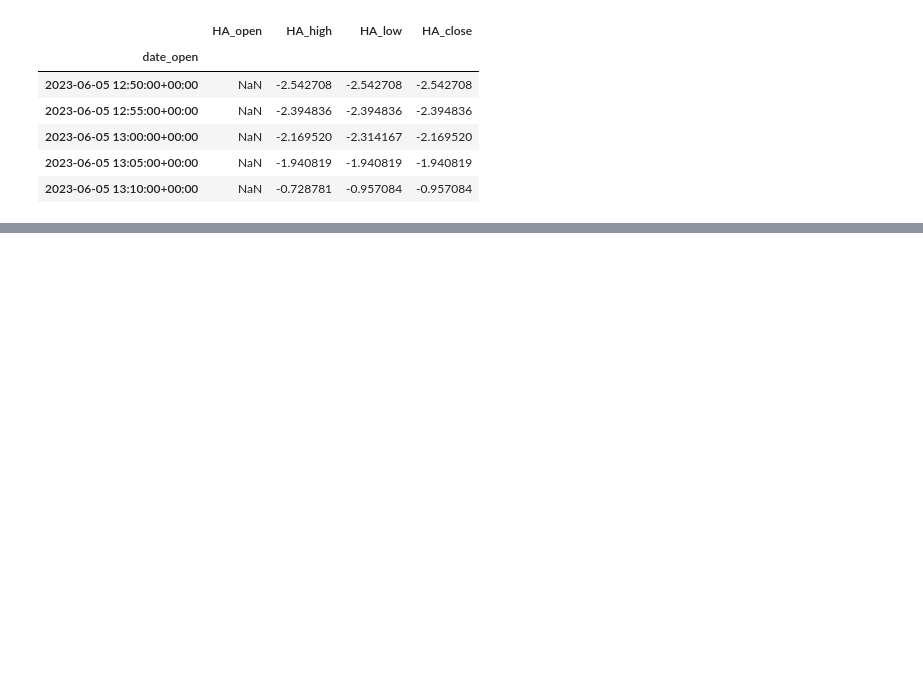
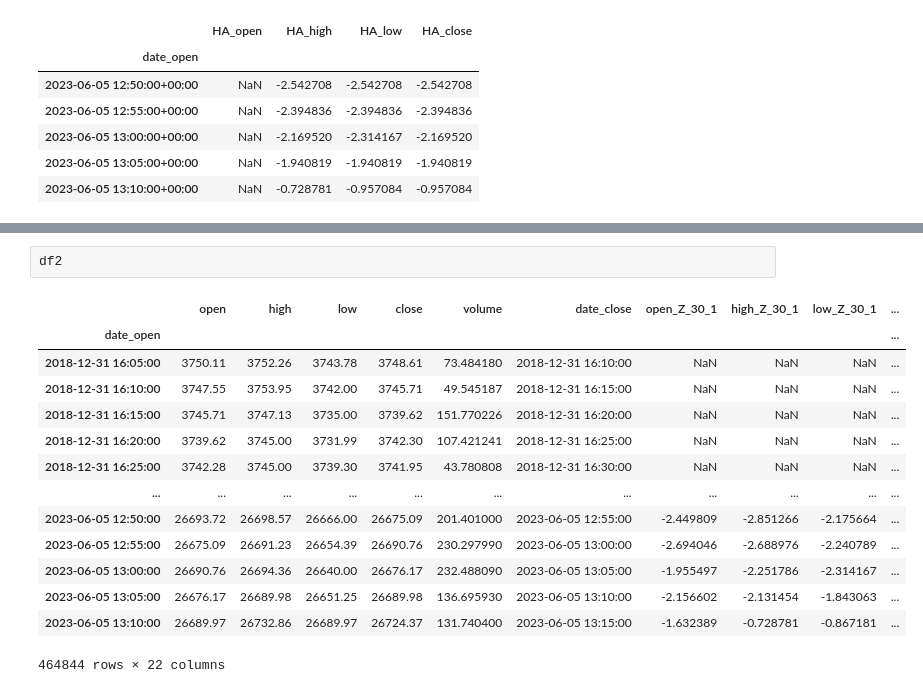
Before and after one commit to loki-zhou/backtrader, a Jupyter notebook: example/gym/pandata.ipynb, the cells around one changed output, grey strips where cells are left out. Saved outputs shown, nothing was run; the diff lists cells and outputs as text; blank space fills up the shorter version.

```diff
--- a/example/gym/pandata.ipynb
+++ b/example/gym/pandata.ipynb
@@ -159,0 +179,17 @@ cdl_z(open_, high, low, close, length=None, full=None, ddof=None, offset=None, *
+# %%
+df2
+# %% [output]
+|  | open | high | low | close | volume | date_close | open_Z_30_1 | high_Z_30_1 | low_Z_30_1 | ... |
+| date_open |  |  |  |  |  |  |  |  |  | ... |
+| 2018-12-31 16:05:00 | 3750.11 | 3752.26 | 3743.78 | 3748.61 | 73.484180 | 2018-12-31 16:10:00 | NaN | NaN | NaN | ... |
+| 2018-12-31 16:10:00 | 3747.55 | 3753.95 | 3742.00 | 3745.71 | 49.545187 | 2018-12-31 16:15:00 | NaN | NaN | NaN | ... |
+| 2018-12-31 16:15:00 | 3745.71 | 3747.13 | 3735.00 | 3739.62 | 151.770226 | 2018-12-31 16:20:00 | NaN | NaN | NaN | ... |
+| 2018-12-31 16:20:00 | 3739.62 | 3745.00 | 3731.99 | 3742.30 | 107.421241 | 2018-12-31 16:25:00 | NaN | NaN | NaN | ... |
+| 2018-12-31 16:25:00 | 3742.28 | 3745.00 | 3739.30 | 3741.95 | 43.780808 | 2018-12-31 16:30:00 | NaN | NaN | NaN | ... |
+| ... | ... | ... | ... | ... | ... | ... | ... | ... | ... | ... |
+| 2023-06-05 12:50:00 | 26693.72 | 26698.57 | 26666.00 | 26675.09 | 201.401000 | 2023-06-05 12:55:00 | -2.449809 | -2.851266 | -2.175664 | ... |
+| 2023-06-05 12:55:00 | 26675.09 | 26691.23 | 26654.39 | 26690.76 | 230.297990 | 2023-06-05 13:00:00 | -2.694046 | -2.688976 | -2.240789 | ... |
+| 2023-06-05 13:00:00 | 26690.76 | 26694.36 | 26640.00 | 26676.17 | 232.488090 | 2023-06-05 13:05:00 | -1.955497 | -2.251786 | -2.314167 | ... |
+| 2023-06-05 13:05:00 | 26676.17 | 26689.98 | 26651.25 | 26689.98 | 136.695930 | 2023-06-05 13:10:00 | -2.156602 | -2.131454 | -1.843063 | ... |
+| 2023-06-05 13:10:00 | 26689.97 | 26732.86 | 26689.97 | 26724.37 | 131.740400 | 2023-06-05 13:15:00 | -1.632389 | -0.728781 | -0.867181 | ... |
+464844 rows × 22 columns
```
Also changed, not shown: parts of 2 cells of this notebook, 1 other file.
